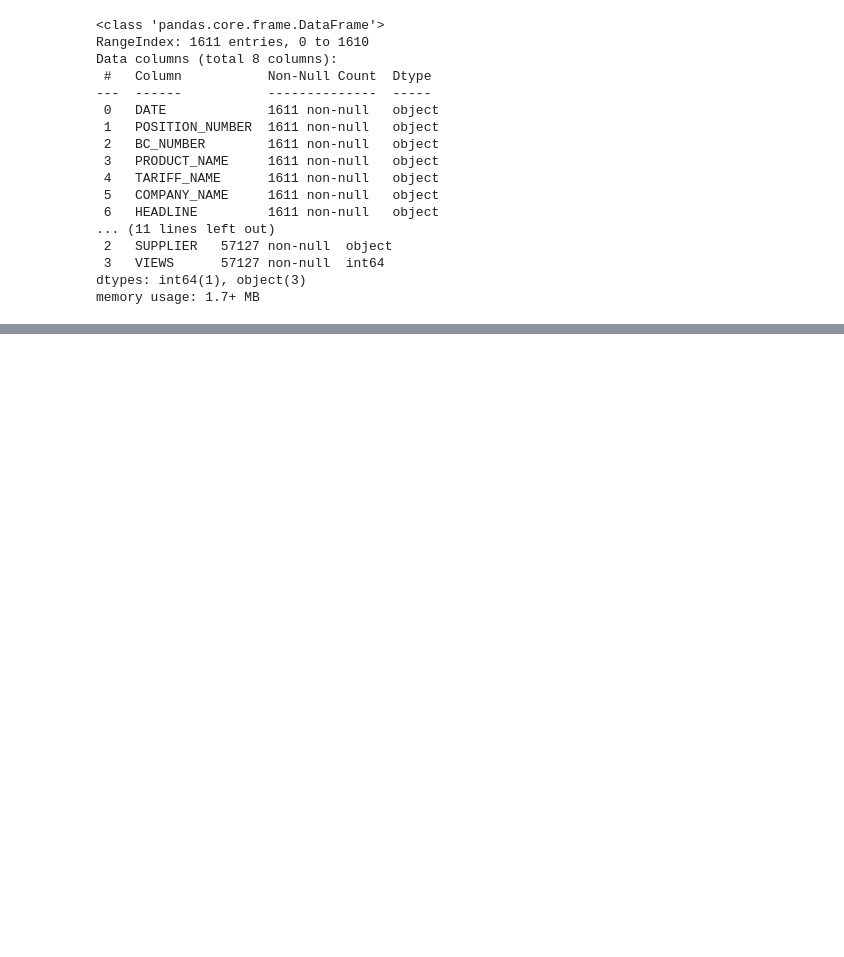
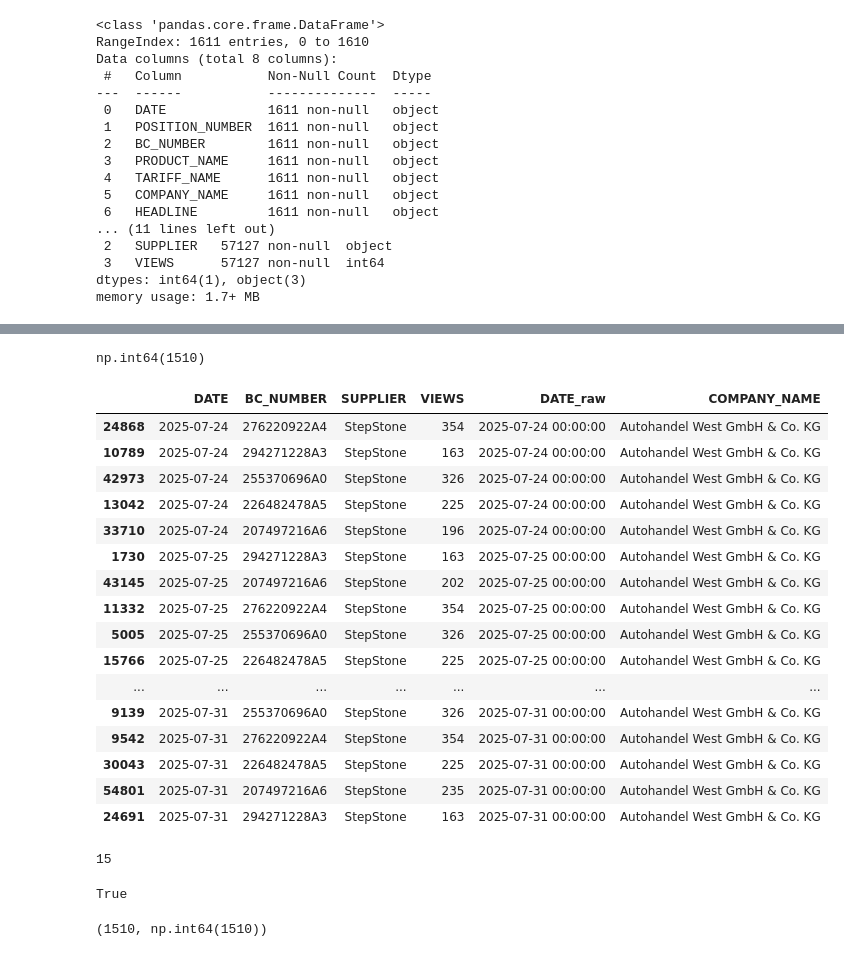
Before and after one commit to RichardFrank-code/data-analytics-case_westpress, a Jupyter notebook: notebooks/01_EDA_umsatz_tracking.ipynb, the cells around one changed output, grey strips where cells are left out. Drawn from its saved outputs; the diff is of its cells as text; code cells hidden in the pictures; blank space fills up the shorter version.

Commit message:
Complete EDA and build Customer Master Table (all KPIs)

```diff
--- a/notebooks/01_EDA_umsatz_tracking.ipynb
+++ b/notebooks/01_EDA_umsatz_tracking.ipynb
@@ -82,0 +91,4 @@ wo es **fachlich sinnvoll und analytisch notwendig** ist.
+# %%
+
+df_sales_clean = df_sales.copy()
+df_track_clean = df_track.copy()
@@ -82,0 +617,7 @@ wo es **fachlich sinnvoll und analytisch notwendig** ist.
+# %%
+bc_customer_map = (
+    df_sales_clean[["BC_NUMBER", "COMPANY_NAME"]]
+    .drop_duplicates()
+)
+
+display(bc_customer_map)
@@ -82,0 +638,9 @@ wo es **fachlich sinnvoll und analytisch notwendig** ist.
+# %%
+# 3) Trackingdaten um Kundennamen erweitern
+df_track_mapped = df_track_clean.merge(
+    bc_customer_map,
+    on="BC_NUMBER",
+    how="left"
+)
+
+display(df_track_mapped.head())
@@ -82,0 +683,51 @@ wo es **fachlich sinnvoll und analytisch notwendig** ist.
+# %%
+df_track_mapped["COMPANY_NAME"].isna().sum()
+# %% [output]
+np.int64(1510)
+# %%
+# Alle Tracking-Zeilen zu diesem Kunden ansehen
+df_track_mapped[df_track_mapped["COMPANY_NAME"] == kunde] \
+    .sort_values("DATE") \
+    .tail(20)
+# %% [output]
+|  | DATE | BC_NUMBER | SUPPLIER | VIEWS | DATE_raw | COMPANY_NAME |
+| 24868 | 2025-07-24 | 276220922A4 | StepStone | 354 | 2025-07-24 00:00:00 | Autohandel West GmbH & Co. KG |
+| 10789 | 2025-07-24 | 294271228A3 | StepStone | 163 | 2025-07-24 00:00:00 | Autohandel West GmbH & Co. KG |
+| 42973 | 2025-07-24 | 255370696A0 | StepStone | 326 | 2025-07-24 00:00:00 | Autohandel West GmbH & Co. KG |
+| 13042 | 2025-07-24 | 226482478A5 | StepStone | 225 | 2025-07-24 00:00:00 | Autohandel West GmbH & Co. KG |
+| 33710 | 2025-07-24 | 207497216A6 | StepStone | 196 | 2025-07-24 00:00:00 | Autohandel West GmbH & Co. KG |
+| 1730 | 2025-07-25 | 294271228A3 | StepStone | 163 | 2025-07-25 00:00:00 | Autohandel West GmbH & Co. KG |
+| 43145 | 2025-07-25 | 207497216A6 | StepStone | 202 | 2025-07-25 00:00:00 | Autohandel West GmbH & Co. KG |
+| 11332 | 2025-07-25 | 276220922A4 | StepStone | 354 | 2025-07-25 00:00:00 | Autohandel West GmbH & Co. KG |
+| 5005 | 2025-07-25 | 255370696A0 | StepStone | 326 | 2025-07-25 00:00:00 | Autohandel West GmbH & Co. KG |
+| 15766 | 2025-07-25 | 226482478A5 | StepStone | 225 | 2025-07-25 00:00:00 | Autohandel West GmbH & Co. KG |
+| ... | ... | ... | ... | ... | ... | ... |
+| 9139 | 2025-07-31 | 255370696A0 | StepStone | 326 | 2025-07-31 00:00:00 | Autohandel West GmbH & Co. KG |
+| 9542 | 2025-07-31 | 276220922A4 | StepStone | 354 | 2025-07-31 00:00:00 | Autohandel West GmbH & Co. KG |
+| 30043 | 2025-07-31 | 226482478A5 | StepStone | 225 | 2025-07-31 00:00:00 | Autohandel West GmbH & Co. KG |
+| 54801 | 2025-07-31 | 207497216A6 | StepStone | 235 | 2025-07-31 00:00:00 | Autohandel West GmbH & Co. KG |
+| 24691 | 2025-07-31 | 294271228A3 | StepStone | 163 | 2025-07-31 00:00:00 | Autohandel West GmbH & Co. KG |
+# %%
+missing_bc = set(df_track_clean["BC_NUMBER"]) - set(df_sales_clean["BC_NUMBER"])
+len(missing_bc)
+# %% [output]
+15
+# %%
+# Zeilen im gemergten Tracking, bei denen CUSTOMER_NAME fehlt
+na_rows = df_track_mapped[df_track_mapped["COMPANY_NAME"].isna()]
+
+# Welche BC_NUMBERs haben diese NaN-Zeilen?
+na_bc_numbers = set(na_rows["BC_NUMBER"])
+
+# Test: Ist die Set-Difference EXACT gleich?
+na_bc_numbers == missing_bc
+# %% [output]
+True
+# %%
+# Erwartete Anzahl Zeilen aus Trackingdataset,
+# die zu den nicht-vorhandenen BC_NUMBERs gehören
+expected_na_count = df_track_clean[df_track_clean["BC_NUMBER"].isin(missing_bc)].shape[0]
+
+expected_na_count, df_track_mapped["COMPANY_NAME"].isna().sum()
+# %% [output]
+(1510, np.int64(1510))
```
Also changed, not shown: parts of 35 cells of this notebook.
